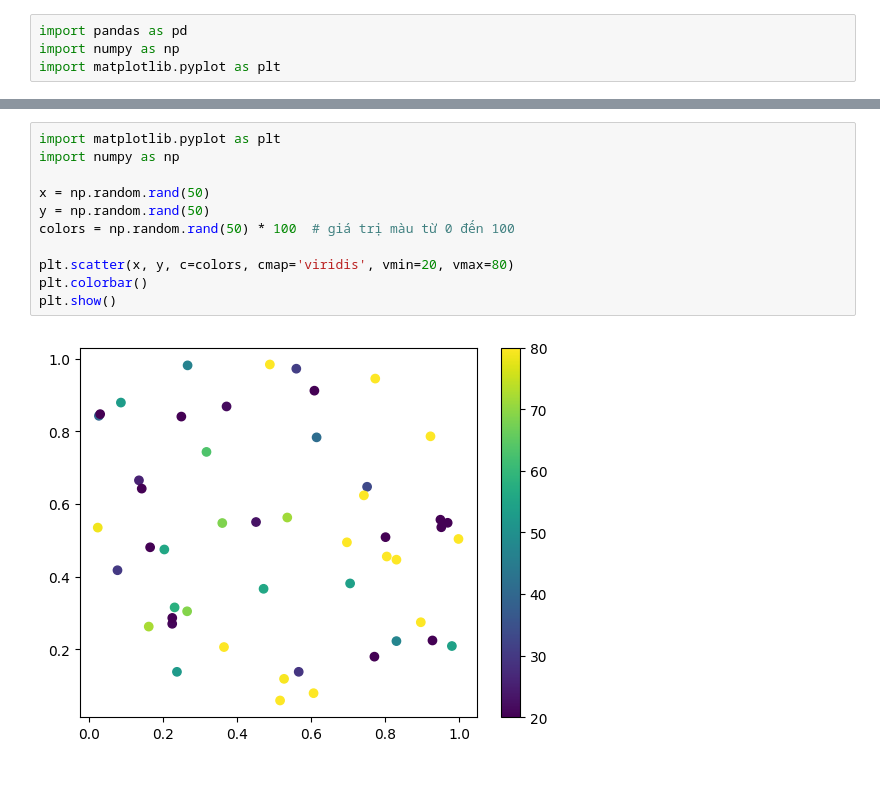
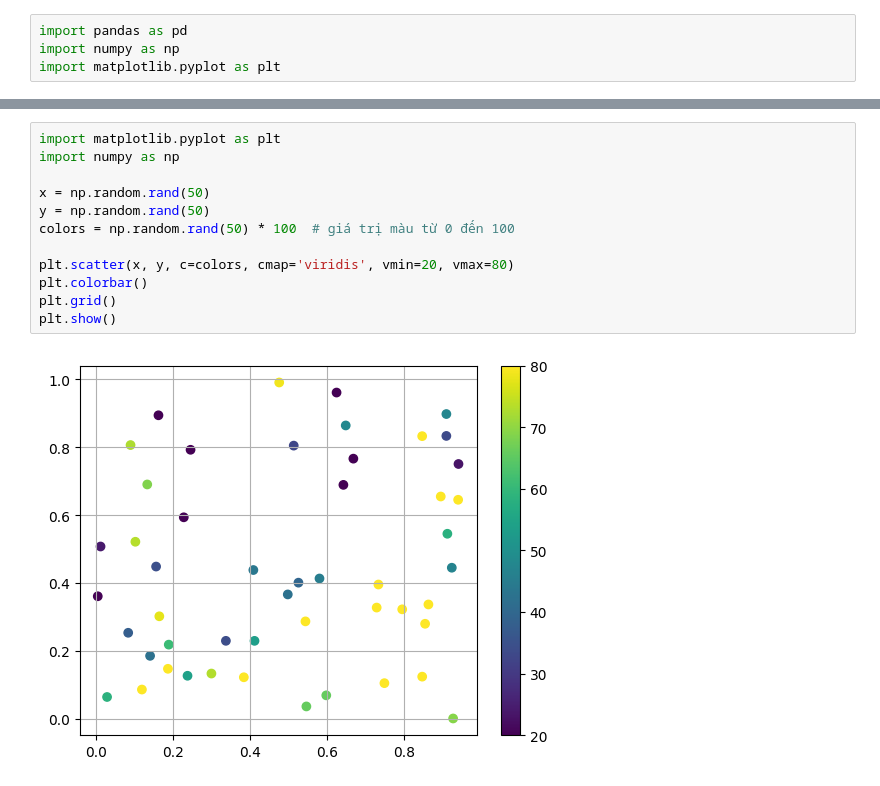
Before and after one commit to HoangHumg1210/Data_Visualizaton_Basic, a Jupyter notebook: Scatter.ipynb, the cells around one changed output, grey strips where cells are left out. Drawn from its saved outputs; the diff is of its cells as text.

```diff
--- a/Scatter.ipynb
+++ b/Scatter.ipynb
@@ -299,13 +300,14 @@ plt.show()
 # %%
 import matplotlib.pyplot as plt
 import numpy as np
 
 x = np.random.rand(50)
 y = np.random.rand(50)
 colors = np.random.rand(50) * 100  # giá trị màu từ 0 đến 100
 
 plt.scatter(x, y, c=colors, cmap='viridis', vmin=20, vmax=80)
 plt.colorbar()
+plt.grid()
 plt.show()
 # %% [output]
-[figure, old version]
+[figure, new version]
```
Also changed, not shown: parts of 5 cells of this notebook, 9 other files.
